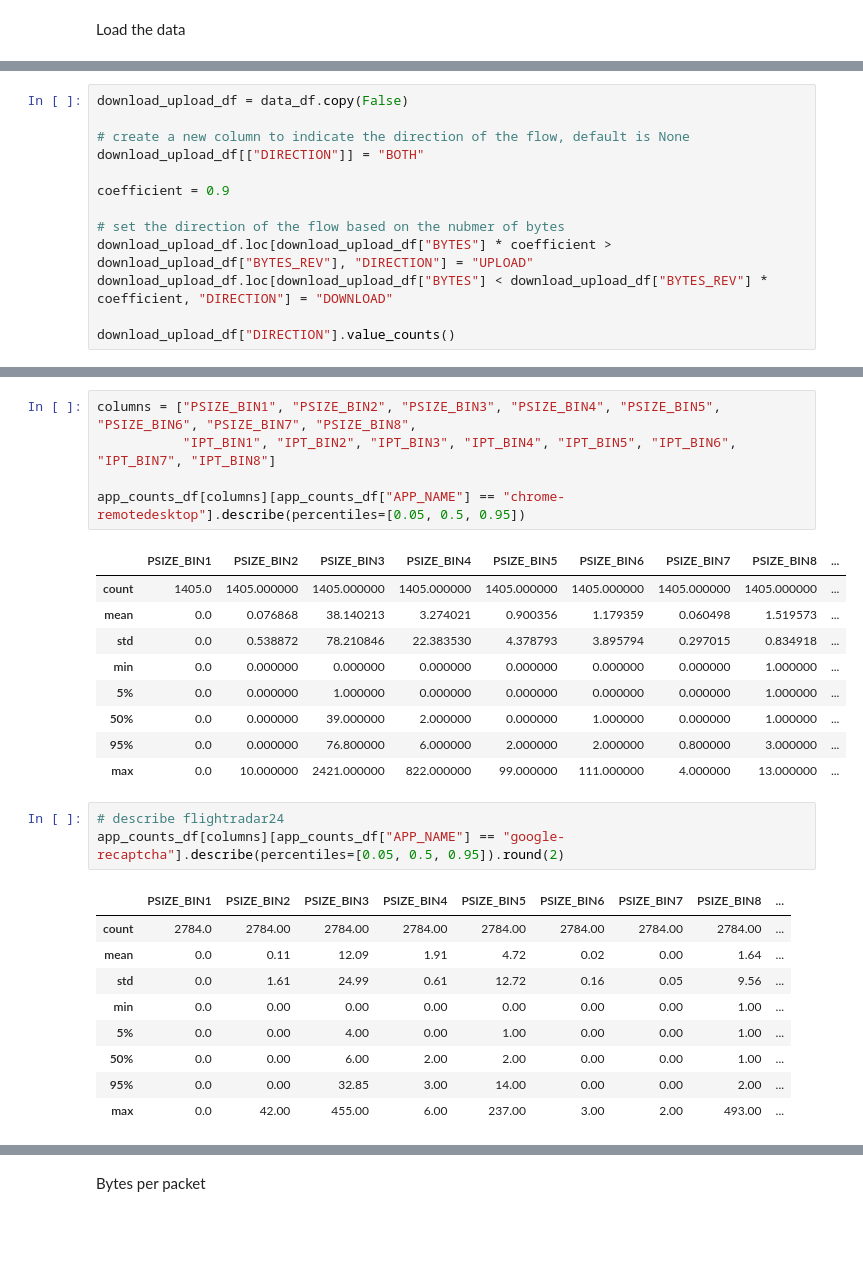
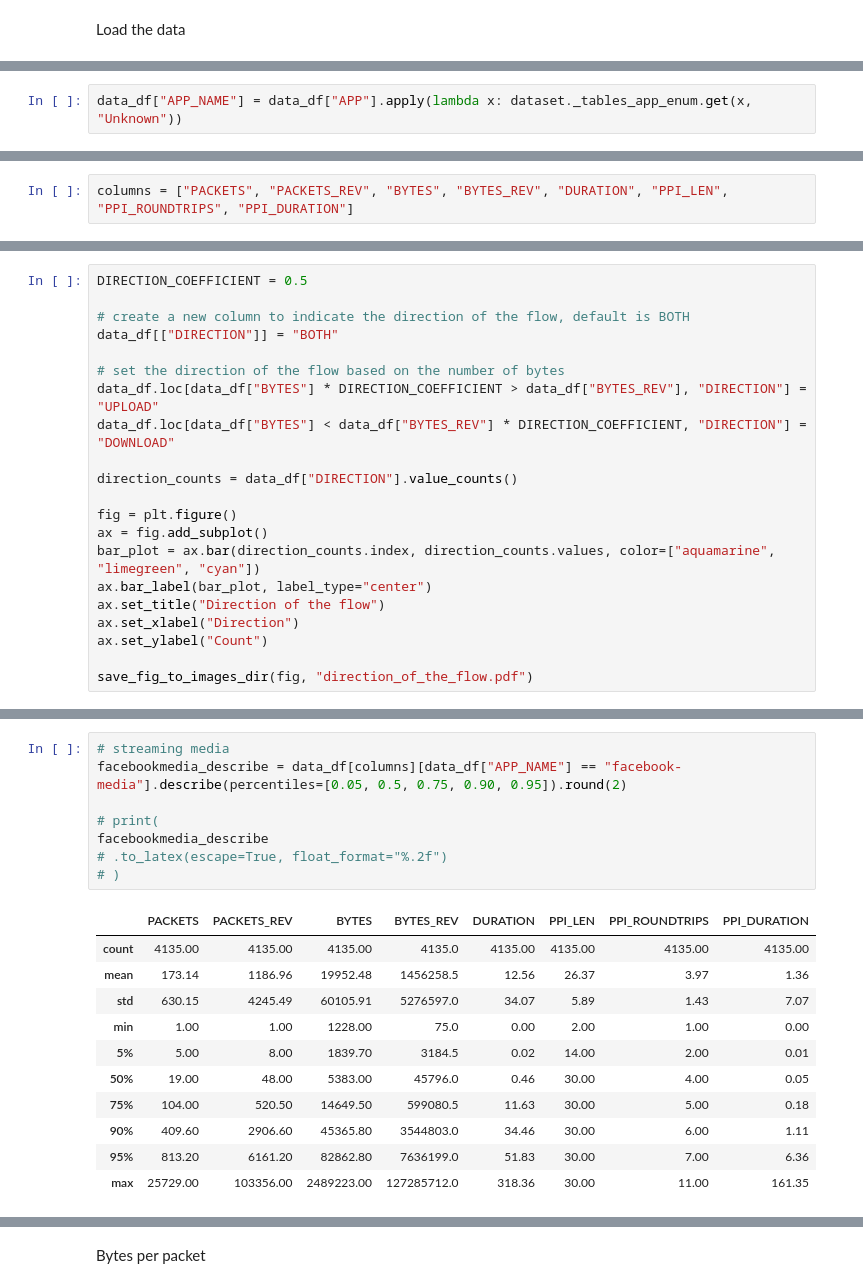
Before and after one commit to Hedgezi/bachelors-diploma, a Jupyter notebook: statistical_analysis.ipynb, the cells around one changed output, grey strips where cells are left out. Cells and saved outputs as stored; diff of their text form; blank space fills up the shorter version.

```diff
--- a/statistical_analysis.ipynb
+++ b/statistical_analysis.ipynb
@@ -39,0 +47,2 @@ import matplotlib.pyplot as plt
+# %%
+data_df["APP_NAME"] = data_df["APP"].apply(lambda x: dataset._tables_app_enum.get(x, "Unknown"))
@@ -52 +107,3 @@ data_df.head()
+# %%
+columns = ["PACKETS", "PACKETS_REV", "BYTES", "BYTES_REV", "DURATION", "PPI_LEN", "PPI_ROUNDTRIPS", "PPI_DURATION"]
 # %% [markdown]
@@ -71,14 +126,22 @@ download or upload
 # %%
-download_upload_df = data_df.copy(False)
+DIRECTION_COEFFICIENT = 0.5
 
-# create a new column to indicate the direction of the flow, default is None
-download_upload_df[["DIRECTION"]] = "BOTH"
+# create a new column to indicate the direction of the flow, default is BOTH
+data_df[["DIRECTION"]] = "BOTH"
 
-coefficient = 0.9
+# set the direction of the flow based on the number of bytes
+data_df.loc[data_df["BYTES"] * DIRECTION_COEFFICIENT > data_df["BYTES_REV"], "DIRECTION"] = "UPLOAD"
+data_df.loc[data_df["BYTES"] < data_df["BYTES_REV"] * DIRECTION_COEFFICIENT, "DIRECTION"] = "DOWNLOAD"
 
-# set the direction of the flow based on the nubmer of bytes
-download_upload_df.loc[download_upload_df["BYTES"] * coefficient > download_upload_df["BYTES_REV"], "DIRECTION"] = "UPLOAD"
-download_upload_df.loc[download_upload_df["BYTES"] < download_upload_df["BYTES_REV"] * coefficient, "DIRECTION"] = "DOWNLOAD"
+direction_counts = data_df["DIRECTION"].value_counts()
 
-download_upload_df["DIRECTION"].value_counts()
+fig = plt.figure()
+ax = fig.add_subplot()
+bar_plot = ax.bar(direction_counts.index, direction_counts.values, color=["aquamarine", "limegreen", "cyan"])
+ax.bar_label(bar_plot, label_type="center")
+ax.set_title("Direction of the flow")
+ax.set_xlabel("Direction")
+ax.set_ylabel("Count")
+
+save_fig_to_images_dir(fig, "direction_of_the_flow.pdf")
 # %% [output]
@@ -131,29 +210,21 @@ del app_counts_df_pie
 # %%
-columns = ["PSIZE_BIN1", "PSIZE_BIN2", "PSIZE_BIN3", "PSIZE_BIN4", "PSIZE_BIN5", "PSIZE_BIN6", "PSIZE_BIN7", "PSIZE_BIN8",
-           "IPT_BIN1", "IPT_BIN2", "IPT_BIN3", "IPT_BIN4", "IPT_BIN5", "IPT_BIN6", "IPT_BIN7", "IPT_BIN8"]
+# streaming media
+facebookmedia_describe = data_df[columns][data_df["APP_NAME"] == "facebook-media"].describe(percentiles=[0.05, 0.5, 0.75, 0.90, 0.95]).round(2)
 
-app_counts_df[columns][app_counts_df["APP_NAME"] == "chrome-remotedesktop"].describe(percentiles=[0.05, 0.5, 0.95])
+# print(
+facebookmedia_describe
+# .to_latex(escape=True, float_format="%.2f")
+# )
 # %% [output]
-|  | PSIZE_BIN1 | PSIZE_BIN2 | PSIZE_BIN3 | PSIZE_BIN4 | PSIZE_BIN5 | PSIZE_BIN6 | PSIZE_BIN7 | PSIZE_BIN8 | ... |
-| count | 1405.0 | 1405.000000 | 1405.000000 | 1405.000000 | 1405.000000 | 1405.000000 | 1405.000000 | 1405.000000 | ... |
-| mean | 0.0 | 0.076868 | 38.140213 | 3.274021 | 0.900356 | 1.179359 | 0.060498 | 1.519573 | ... |
-| std | 0.0 | 0.538872 | 78.210846 | 22.383530 | 4.378793 | 3.895794 | 0.297015 | 0.834918 | ... |
-| min | 0.0 | 0.000000 | 0.000000 | 0.000000 | 0.000000 | 0.000000 | 0.000000 | 1.000000 | ... |
-| 5% | 0.0 | 0.000000 | 1.000000 | 0.000000 | 0.000000 | 0.000000 | 0.000000 | 1.000000 | ... |
-| 50% | 0.0 | 0.000000 | 39.000000 | 2.000000 | 0.000000 | 1.000000 | 0.000000 | 1.000000 | ... |
-| 95% | 0.0 | 0.000000 | 76.800000 | 6.000000 | 2.000000 | 2.000000 | 0.800000 | 3.000000 | ... |
-| max | 0.0 | 10.000000 | 2421.000000 | 822.000000 | 99.000000 | 111.000000 | 4.000000 | 13.000000 | ... |
+|  | PACKETS | PACKETS_REV | BYTES | BYTES_REV | DURATION | PPI_LEN | PPI_ROUNDTRIPS | PPI_DURATION |
+| count | 4135.00 | 4135.00 | 4135.00 | 4135.0 | 4135.00 | 4135.00 | 4135.00 | 4135.00 |
+| mean | 173.14 | 1186.96 | 19952.48 | 1456258.5 | 12.56 | 26.37 | 3.97 | 1.36 |
+| std | 630.15 | 4245.49 | 60105.91 | 5276597.0 | 34.07 | 5.89 | 1.43 | 7.07 |
+| min | 1.00 | 1.00 | 1228.00 | 75.0 | 0.00 | 2.00 | 1.00 | 0.00 |
+| 5% | 5.00 | 8.00 | 1839.70 | 3184.5 | 0.02 | 14.00 | 2.00 | 0.01 |
+| 50% | 19.00 | 48.00 | 5383.00 | 45796.0 | 0.46 | 30.00 | 4.00 | 0.05 |
+| 75% | 104.00 | 520.50 | 14649.50 | 599080.5 | 11.63 | 30.00 | 5.00 | 0.18 |
+| 90% | 409.60 | 2906.60 | 45365.80 | 3544803.0 | 34.46 | 30.00 | 6.00 | 1.11 |
+| 95% | 813.20 | 6161.20 | 82862.80 | 7636199.0 | 51.83 | 30.00 | 7.00 | 6.36 |
+| max | 25729.00 | 103356.00 | 2489223.00 | 127285712.0 | 318.36 | 30.00 | 11.00 | 161.35 |
-# %%
-# describe flightradar24
-app_counts_df[columns][app_counts_df["APP_NAME"] == "google-recaptcha"].describe(percentiles=[0.05, 0.5, 0.95]).round(2)
-# %% [output]
-|  | PSIZE_BIN1 | PSIZE_BIN2 | PSIZE_BIN3 | PSIZE_BIN4 | PSIZE_BIN5 | PSIZE_BIN6 | PSIZE_BIN7 | PSIZE_BIN8 | ... |
-| count | 2784.0 | 2784.00 | 2784.00 | 2784.00 | 2784.00 | 2784.00 | 2784.00 | 2784.00 | ... |
-| mean | 0.0 | 0.11 | 12.09 | 1.91 | 4.72 | 0.02 | 0.00 | 1.64 | ... |
-| std | 0.0 | 1.61 | 24.99 | 0.61 | 12.72 | 0.16 | 0.05 | 9.56 | ... |
-| min | 0.0 | 0.00 | 0.00 | 0.00 | 0.00 | 0.00 | 0.00 | 1.00 | ... |
-| 5% | 0.0 | 0.00 | 4.00 | 0.00 | 1.00 | 0.00 | 0.00 | 1.00 | ... |
-| 50% | 0.0 | 0.00 | 6.00 | 2.00 | 2.00 | 0.00 | 0.00 | 1.00 | ... |
-| 95% | 0.0 | 0.00 | 32.85 | 3.00 | 14.00 | 0.00 | 0.00 | 2.00 | ... |
-| max | 0.0 | 42.00 | 455.00 | 6.00 | 237.00 | 3.00 | 2.00 | 493.00 | ... |
 # %%
```
Also changed, not shown: parts of 40 cells of this notebook, 6 other files.
